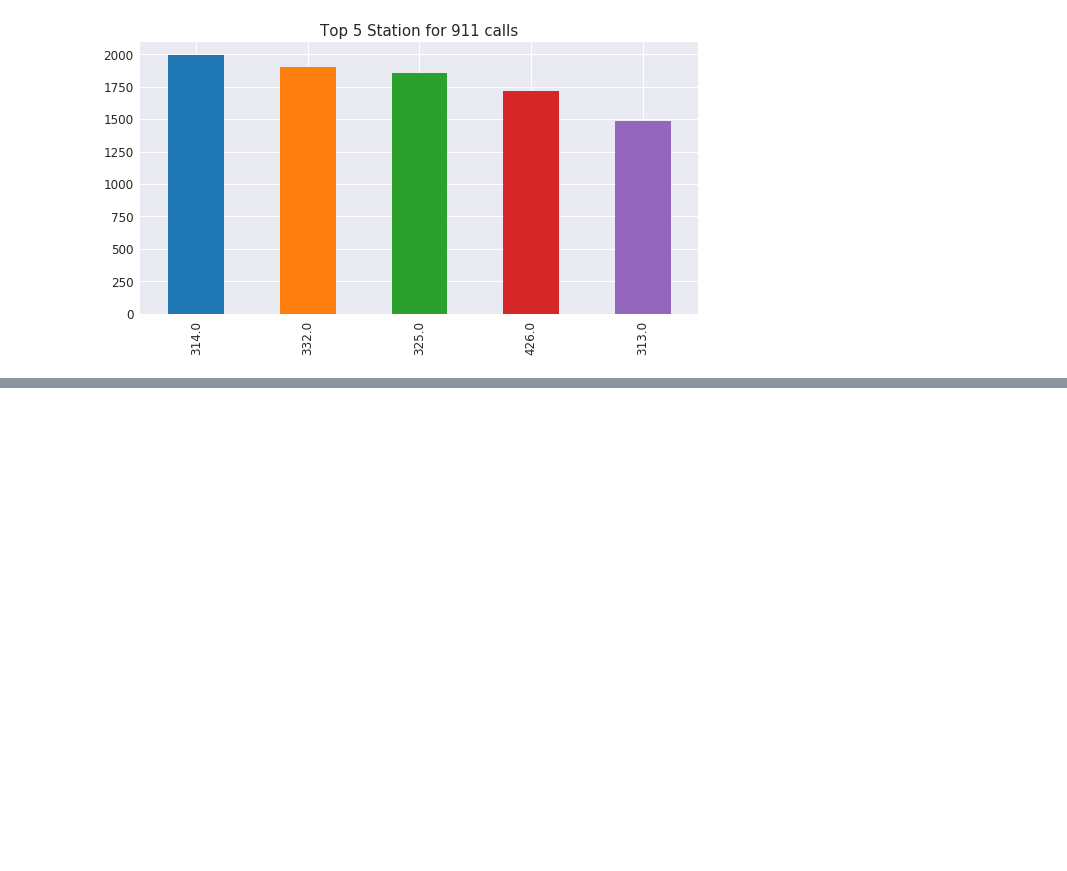
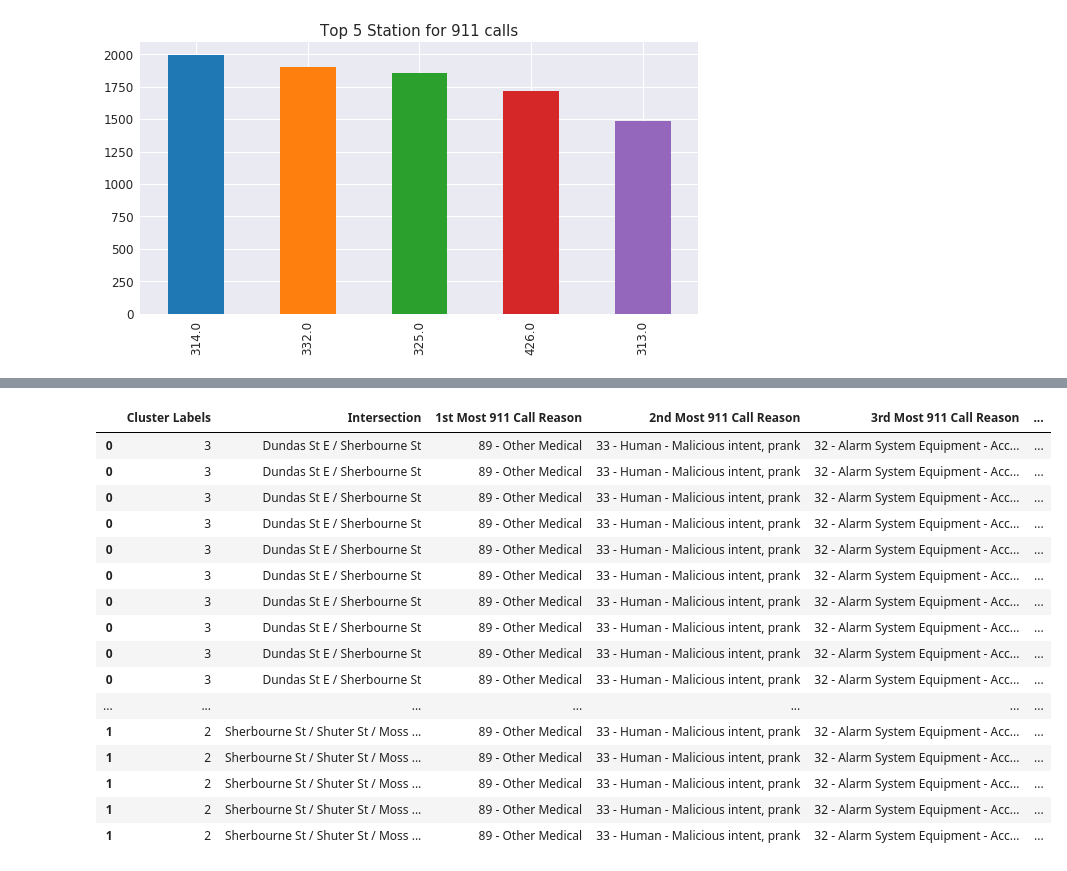
Before and after one commit to kylelee417/Capstone-Project, a Jupyter notebook: project.ipynb, the cells around one changed output, grey strips where cells are left out. Cells and saved outputs as stored; diff of their text form; code cells hidden in the pictures; blank space fills up the shorter version.

```diff
--- a/project.ipynb
+++ b/project.ipynb
@@ -267,0 +370,6 @@ TypeError: cannot compare a dtyped [float64] array with a scalar of type [bool]
+# %%
+def return_most_common_reason(row, num_top_reason):
+    row_categories = row.iloc[1:]
+    row_categories_sorted = row_categories.sort_values(ascending=False)
+
+    return row_categories_sorted.index.values[0:num_top_reason]
@@ -267,0 +378,21 @@ TypeError: cannot compare a dtyped [float64] array with a scalar of type [bool]
+# %%
+num_top_reason = 10
+
+indicators = ['st', 'nd', 'rd']
+
+# create columns according to number of top venues
+columns = ['Intersection']
+for ind in np.arange(num_top_reason):
+    try:
+        columns.append('{}{} Most 911 Call Reason'.format(ind+1, indicators[ind]))
+    except:
+        columns.append('{}th Most 911 Call Reason'.format(ind+1))
+
+# create a new dataframe
+intersection_reason_sorted = pd.DataFrame(columns=columns)
+intersection_reason_sorted['Intersection'] = toronto_grouped['Intersection']
+
+for ind in np.arange(toronto_grouped.shape[0]):
+    intersection_reason_sorted.iloc[ind, 1:] = return_most_common_reason(toronto_grouped.iloc[ind, :], num_top_reason)
+
+intersection_reason_sorted.head()
@@ -267,0 +408,11 @@ TypeError: cannot compare a dtyped [float64] array with a scalar of type [bool]
+# %%
+# set number of clusters
+kclusters = 5
+
+toronto_grouped_clustering = toronto_grouped.drop('Intersection', 1)
+
+# run k-means clustering
+kmeans = KMeans(n_clusters=kclusters, random_state=0).fit(toronto_grouped_clustering)
+
+# check cluster labels generated for each row in the dataframe
+kmeans.labels_[0:10]
@@ -267,0 +421,3 @@ TypeError: cannot compare a dtyped [float64] array with a scalar of type [bool]
+# %%
+# add clustering labels
+intersection_reason_sorted.insert(0, 'Cluster Labels', kmeans.labels_)
@@ -268,3 +435,24 @@ TypeError: cannot compare a dtyped [float64] array with a scalar of type [bool]
+# %%
+toronto_merged1 = intersection_reason_sorted.join(filtered_df.set_index('Intersection'), on='Intersection')
+toronto_merged1.head(300)
+# %% [output]
+|  | Cluster Labels | Intersection | 1st Most 911 Call Reason | 2nd Most 911 Call Reason | 3rd Most 911 Call Reason | ... |
+| 0 | 3 | Dundas St E / Sherbourne St | 89 - Other Medical | 33 - Human - Malicious intent, prank | 32 - Alarm System Equipment - Acc... | ... |
+| 0 | 3 | Dundas St E / Sherbourne St | 89 - Other Medical | 33 - Human - Malicious intent, prank | 32 - Alarm System Equipment - Acc... | ... |
+| 0 | 3 | Dundas St E / Sherbourne St | 89 - Other Medical | 33 - Human - Malicious intent, prank | 32 - Alarm System Equipment - Acc... | ... |
+| 0 | 3 | Dundas St E / Sherbourne St | 89 - Other Medical | 33 - Human - Malicious intent, prank | 32 - Alarm System Equipment - Acc... | ... |
+| 0 | 3 | Dundas St E / Sherbourne St | 89 - Other Medical | 33 - Human - Malicious intent, prank | 32 - Alarm System Equipment - Acc... | ... |
+| 0 | 3 | Dundas St E / Sherbourne St | 89 - Other Medical | 33 - Human - Malicious intent, prank | 32 - Alarm System Equipment - Acc... | ... |
+| 0 | 3 | Dundas St E / Sherbourne St | 89 - Other Medical | 33 - Human - Malicious intent, prank | 32 - Alarm System Equipment - Acc... | ... |
+| 0 | 3 | Dundas St E / Sherbourne St | 89 - Other Medical | 33 - Human - Malicious intent, prank | 32 - Alarm System Equipment - Acc... | ... |
+| 0 | 3 | Dundas St E / Sherbourne St | 89 - Other Medical | 33 - Human - Malicious intent, prank | 32 - Alarm System Equipment - Acc... | ... |
+| 0 | 3 | Dundas St E / Sherbourne St | 89 - Other Medical | 33 - Human - Malicious intent, prank | 32 - Alarm System Equipment - Acc... | ... |
+| ... | ... | ... | ... | ... | ... | ... |
+| 1 | 2 | Sherbourne St / Shuter St / Moss ... | 89 - Other Medical | 33 - Human - Malicious intent, prank | 32 - Alarm System Equipment - Acc... | ... |
+| 1 | 2 | Sherbourne St / Shuter St / Moss ... | 89 - Other Medical | 33 - Human - Malicious intent, prank | 32 - Alarm System Equipment - Acc... | ... |
+| 1 | 2 | Sherbourne St / Shuter St / Moss ... | 89 - Other Medical | 33 - Human - Malicious intent, prank | 32 - Alarm System Equipment - Acc... | ... |
+| 1 | 2 | Sherbourne St / Shuter St / Moss ... | 89 - Other Medical | 33 - Human - Malicious intent, prank | 32 - Alarm System Equipment - Acc... | ... |
+| 1 | 2 | Sherbourne St / Shuter St / Moss ... | 89 - Other Medical | 33 - Human - Malicious intent, prank | 32 - Alarm System Equipment - Acc... | ... |
 # %%
 import numpy as np # library to handle data in a vectorized manner
 
```
Also changed, not shown: parts of 34 cells of this notebook.
